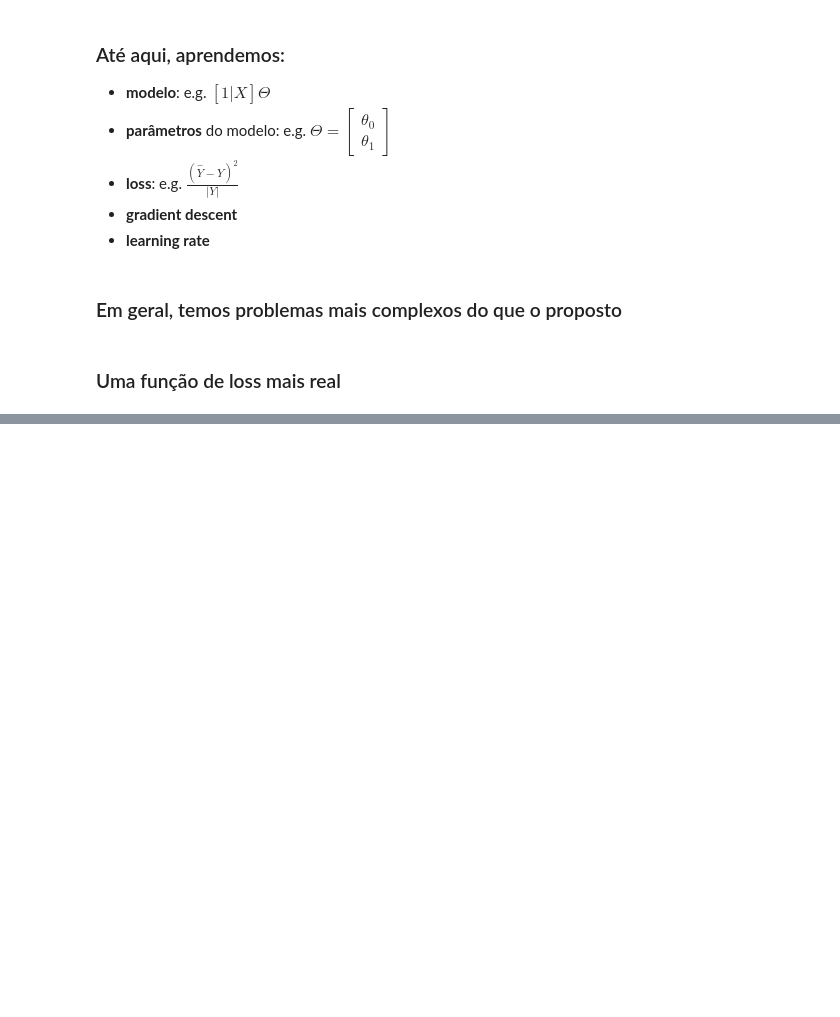
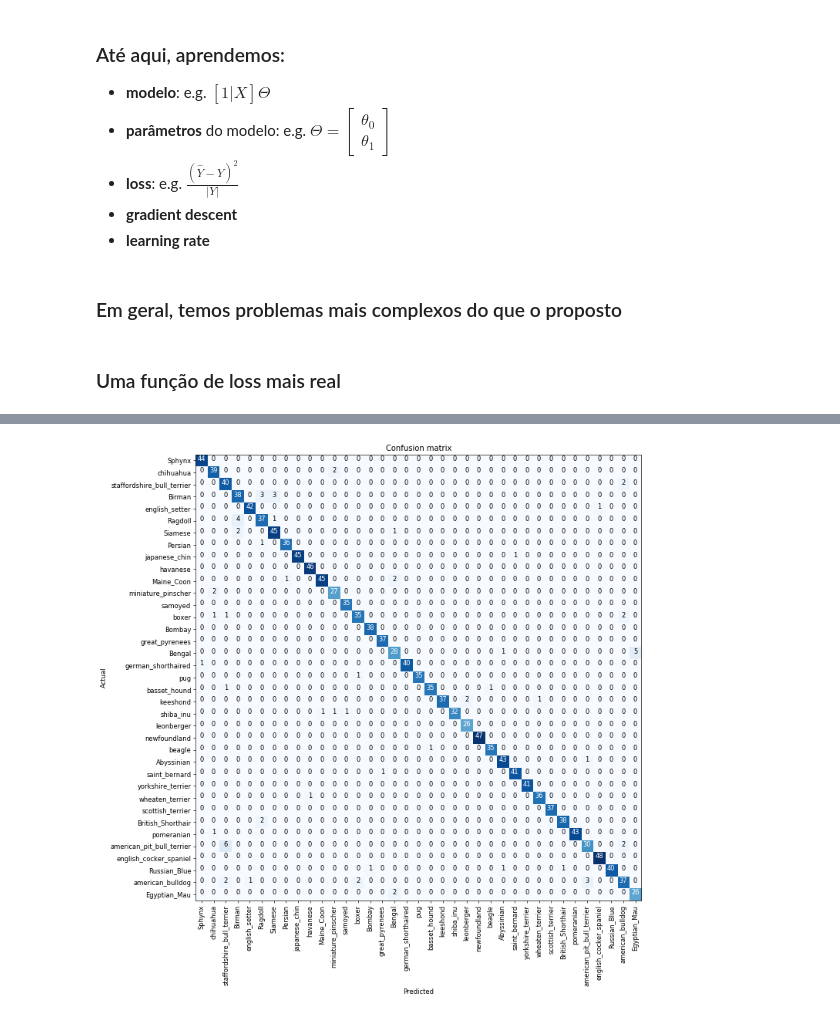
Before and after one commit to fredguth/pyData13, a Jupyter notebook: pyData13.ipynb, the cells around one changed output, grey strips where cells are left out. Cells and saved outputs as stored; diff of their text form; code cells hidden in the pictures; blank space fills up the shorter version.

```diff
--- a/pyData13.ipynb
+++ b/pyData13.ipynb
@@ -261,0 +356,4 @@ e.g. $[1|X]\Theta$
+# %%
+interp.plot_confusion_matrix(figsize=(12,12), dpi=60)
+# %% [output]
+[figure, added]
```
Also changed, not shown: parts of 18 cells of this notebook.
